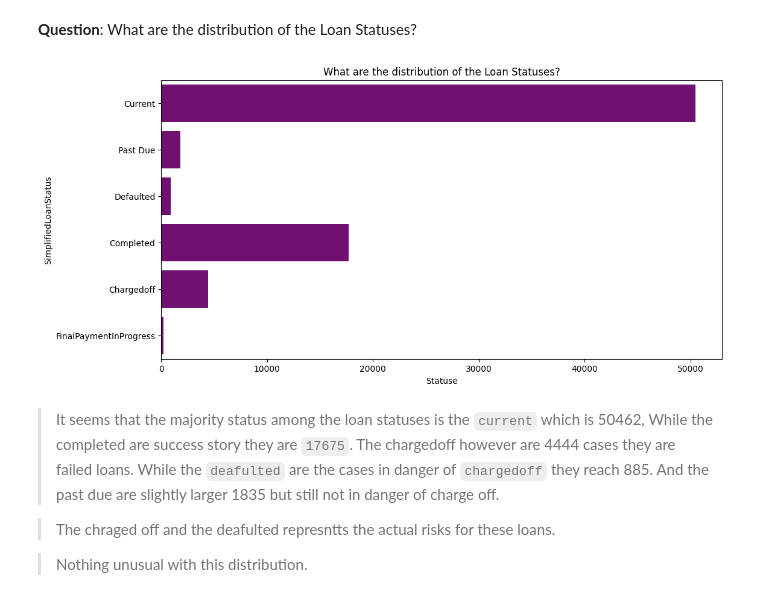
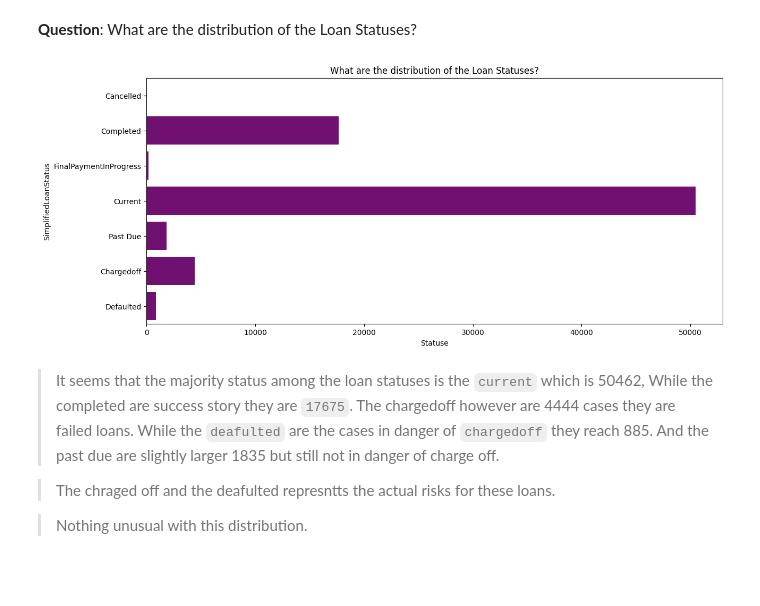
Before and after one commit to sondosaabed/Prosper-Loan-Analysis, a Jupyter notebook: Part_I_exploration.ipynb, the cells around one changed output. Drawn from its saved outputs; the diff is of its cells as text; code cells hidden in the pictures; blank space fills up the shorter version.

Commit message:
Update the first univariate adding status order and update the size of figure to have an aspect ratio of 16/9

```diff
--- a/Part_I_exploration.ipynb
+++ b/Part_I_exploration.ipynb
@@ -398,0 +408,3 @@ df.shape
+# %%
+df['SimplifiedLoanStatus'] = df['LoanStatus'].apply(lambda x: 'Past Due' if 'Past Due' in x else x)
+df.head(10)
@@ -402,7 +427,7 @@ df.shape
 # %% [markdown]
 - Objective 1: Loan Performance
 # %%
-loan_performance_columns = [ 'LoanStatus', 'LoanCurrentDaysDelinquent','LoanMonthsSinceOrigination',
+loan_performance_columns = [ 'LoanStatus','SimplifiedLoanStatus' , 'LoanCurrentDaysDelinquent','LoanMonthsSinceOrigination',
     'LoanOriginalAmount', 'BorrowerAPR', 'DebtToIncomeRatio', 'CreditScoreRangeLower','CreditScoreRangeUpper',
     'ProsperScore', 'EmploymentStatus','IsBorrowerHomeowner']
 
@@ -465,3 +480,0 @@ array(['Current', 'Past Due (1-15 days)', 'Defaulted', 'Completed',
-# %%
-loan_performance_df['SimplifiedLoanStatus'] = loan_performance_df['LoanStatus'].apply(lambda x: 'Past Due' if 'Past Due' in x else x)
-loan_performance_df.head(10)
@@ -491,13 +490,17 @@ df.to_csv('./data/prosperLoanDataCleaned.csv') ## Load the csv into pandas dataf
 **1. Loan Status**
 # %% [markdown]
 **Question**: What are the distribution of the Loan Statuses?
+# %%
+## add orderring to the loan status and include the cancelled ones
+loan_status_order = ['Cancelled', 'Completed', 'FinalPaymentInProgress', 'Current',
+                     'Past Due', 'Chargedoff', 'Defaulted']
 # %%
-plt.figure(figsize=(12, 6))
-sns.countplot(data = loan_performance_df, y = 'SimplifiedLoanStatus', color = 'purple')
+plt.figure(figsize=(14, 6))
+sns.countplot(data = loan_performance_df, y = 'SimplifiedLoanStatus', color = 'purple', order=loan_status_order)
 plt.xlabel('Statuse')
 plt.title('What are the distribution of the Loan Statuses?');
 # %% [output]
-[figure, old version]
+[figure, new version]
 # %% [markdown]
 > It seems that the majority status among the loan statuses is the `current` which is 50462, While the completed are success story they are  `17675`. The chargedoff however are 4444 cases they are failed loans. While the `deafulted` are the cases in danger of `chargedoff` they reach 885. And the past due are slightly larger 1835 but still not in danger of charge off.
 
```
Also changed, not shown: parts of 22 cells of this notebook.
